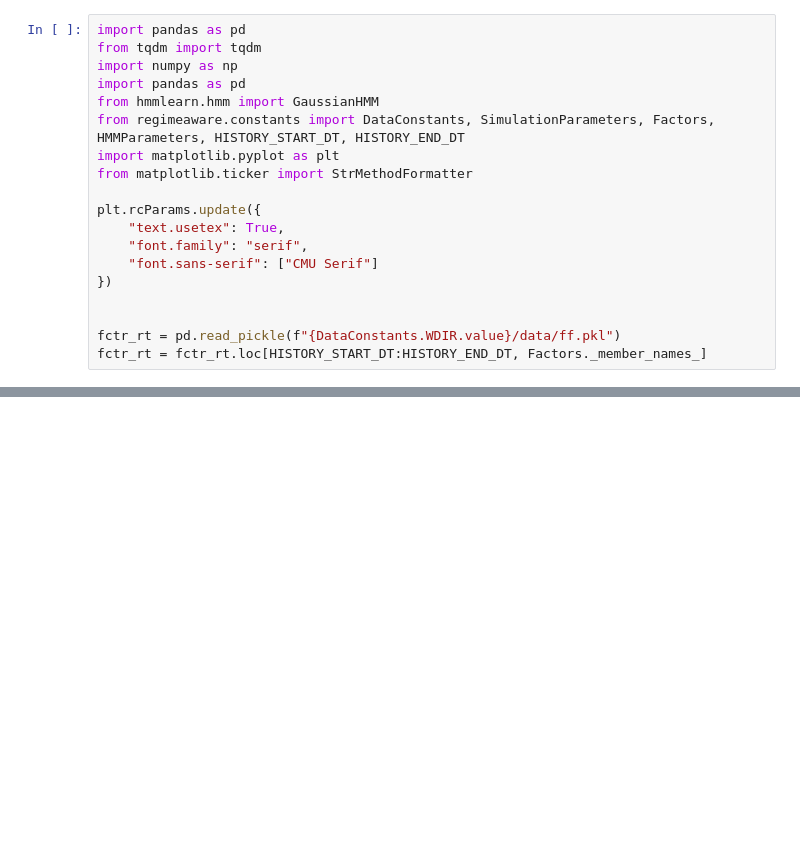
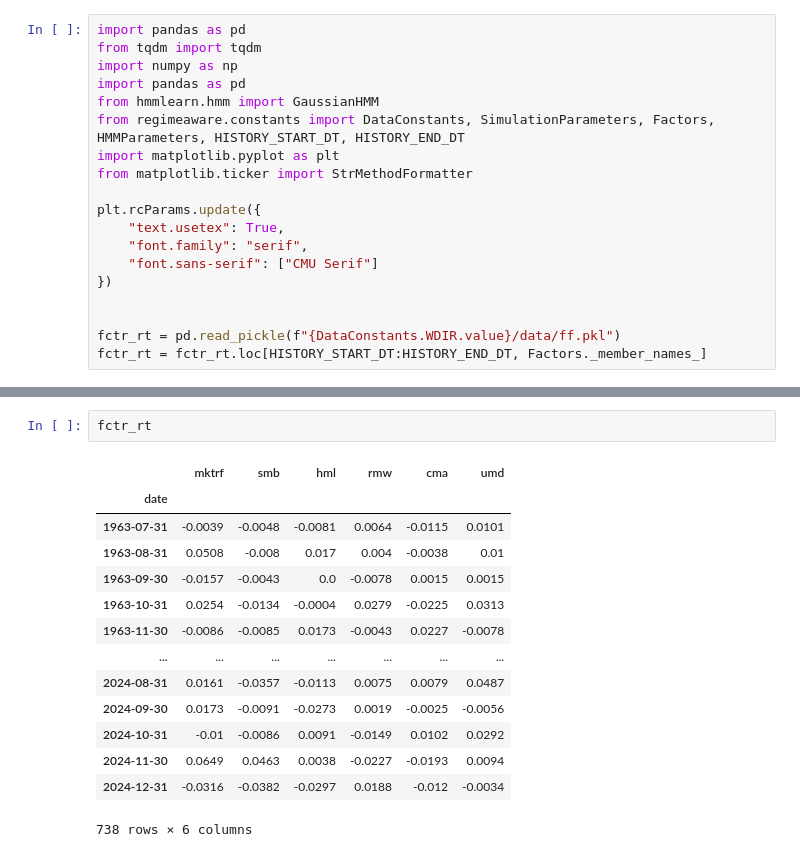
Before and after one commit to fcoibanez/regimeaware, a Jupyter notebook: notebooks/states_determination.ipynb, the cells around one changed output, grey strips where cells are left out. Saved outputs shown, nothing was run; the diff lists cells and outputs as text; blank space fills up the shorter version.

```diff
--- a/notebooks/states_determination.ipynb
+++ b/notebooks/states_determination.ipynb
@@ -76,0 +88,17 @@ plt.show()
+# %%
+fctr_rt
+# %% [output]
+|  | mktrf | smb | hml | rmw | cma | umd |
+| date |  |  |  |  |  |  |
+| 1963-07-31 | -0.0039 | -0.0048 | -0.0081 | 0.0064 | -0.0115 | 0.0101 |
+| 1963-08-31 | 0.0508 | -0.008 | 0.017 | 0.004 | -0.0038 | 0.01 |
+| 1963-09-30 | -0.0157 | -0.0043 | 0.0 | -0.0078 | 0.0015 | 0.0015 |
+| 1963-10-31 | 0.0254 | -0.0134 | -0.0004 | 0.0279 | -0.0225 | 0.0313 |
+| 1963-11-30 | -0.0086 | -0.0085 | 0.0173 | -0.0043 | 0.0227 | -0.0078 |
+| ... | ... | ... | ... | ... | ... | ... |
+| 2024-08-31 | 0.0161 | -0.0357 | -0.0113 | 0.0075 | 0.0079 | 0.0487 |
+| 2024-09-30 | 0.0173 | -0.0091 | -0.0273 | 0.0019 | -0.0025 | -0.0056 |
+| 2024-10-31 | -0.01 | -0.0086 | 0.0091 | -0.0149 | 0.0102 | 0.0292 |
+| 2024-11-30 | 0.0649 | 0.0463 | 0.0038 | -0.0227 | -0.0193 | 0.0094 |
+| 2024-12-31 | -0.0316 | -0.0382 | -0.0297 | 0.0188 | -0.012 | -0.0034 |
+738 rows × 6 columns
```
Also changed, not shown: parts of 5 cells of this notebook.
